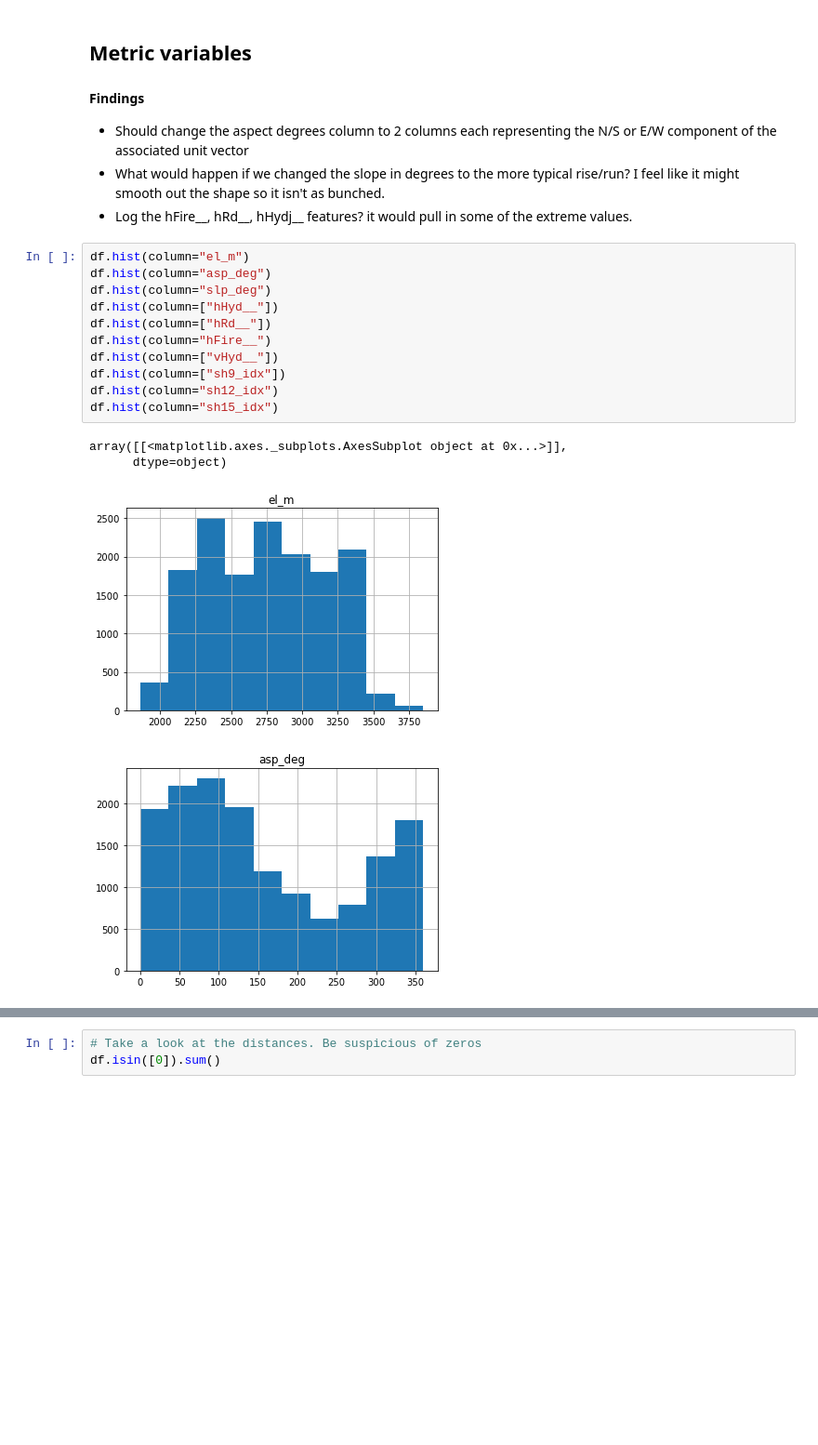
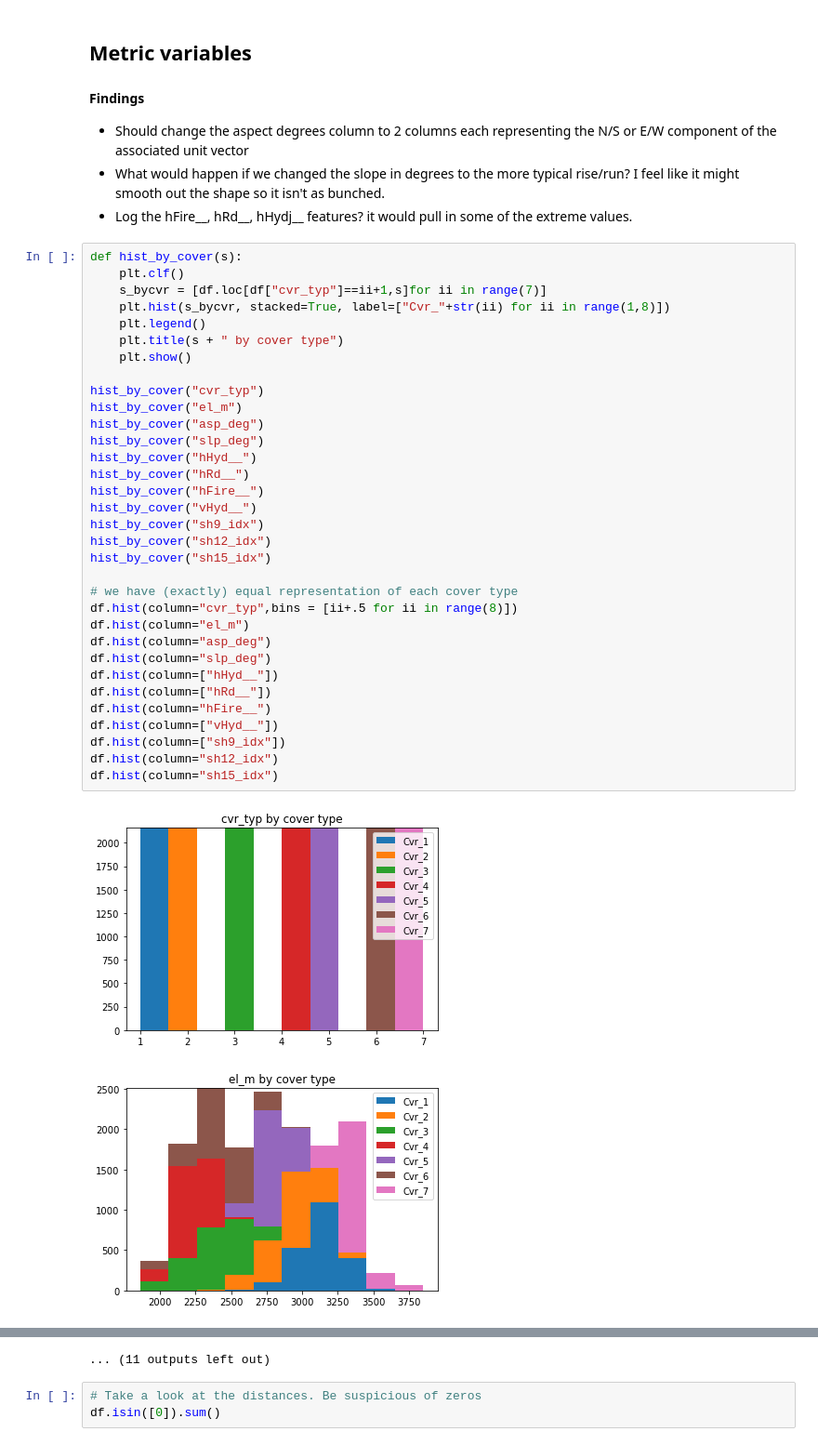
Before and after one commit to justinetaylor/mids-w207-final-project, a Jupyter notebook: km_EDA/km_EDA.ipynb, the cells around one changed output, grey strips where cells are left out. Shown at 93% size. Cells and saved outputs as stored; diff of their text form; blank space fills up the shorter version.

```diff
--- a/km_EDA/km_EDA.ipynb
+++ b/km_EDA/km_EDA.ipynb
@@ -228,18 +228,38 @@ See the caveats in the documentation: https://pandas.pydata.org/pandas-docs/stab
 * What would happen if we changed the slope in degrees to the more typical rise/run? I feel like it might smooth out the shape so it isn't as bunched.
 * Log the hFire__, hRd__, hHydj__ features? it would pull in some of the extreme values.
 # %%
+def hist_by_cover(s):
+    plt.clf()
+    s_bycvr = [df.loc[df["cvr_typ"]==ii+1,s]for ii in range(7)]
+    plt.hist(s_bycvr, stacked=True, label=["Cvr_"+str(ii) for ii in range(1,8)])
+    plt.legend()
+    plt.title(s + " by cover type")
+    plt.show()
+
+hist_by_cover("cvr_typ")
+hist_by_cover("el_m")
+hist_by_cover("asp_deg")
+hist_by_cover("slp_deg")
+hist_by_cover("hHyd__")
+hist_by_cover("hRd__")
+hist_by_cover("hFire__")
+hist_by_cover("vHyd__")
+hist_by_cover("sh9_idx")
+hist_by_cover("sh12_idx")
+hist_by_cover("sh15_idx")
+
+# we have (exactly) equal representation of each cover type
+df.hist(column="cvr_typ",bins = [ii+.5 for ii in range(8)])
 df.hist(column="el_m")
 df.hist(column="asp_deg")
 df.hist(column="slp_deg")
 df.hist(column=["hHyd__"])
 df.hist(column=["hRd__"])
 df.hist(column="hFire__")
 df.hist(column=["vHyd__"])
 df.hist(column=["sh9_idx"])
 df.hist(column="sh12_idx")
 df.hist(column="sh15_idx")
 # %% [output]
-array([[<matplotlib.axes._subplots.AxesSubplot object at 0x...>]],
-      dtype=object)
-[figure, old version]
+[figure, new version]
-[figure, old version]
+[figure, new version]
@@ -254,3 +277,4 @@ array([[<matplotlib.axes._subplots.AxesSubplot object at 0x...>]],
+... (11 outputs left out)
 # %%
 # Take a look at the distances. Be suspicious of zeros
 df.isin([0]).sum()
```
Also changed, not shown: parts of 5 cells of this notebook.
